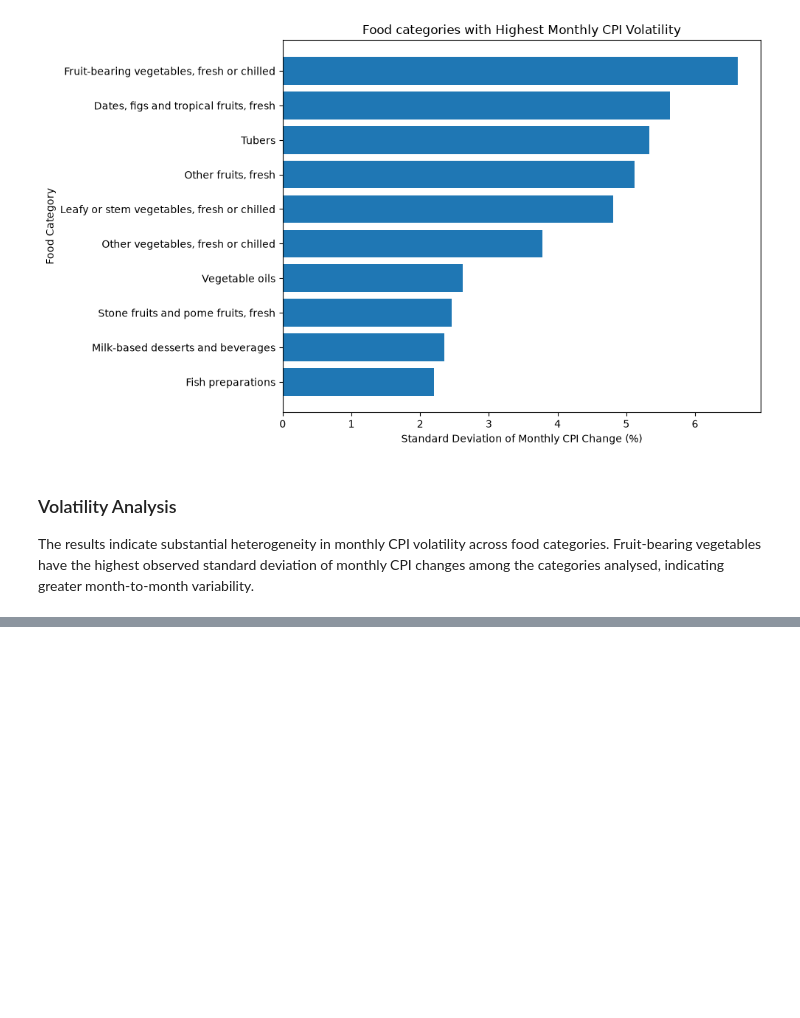
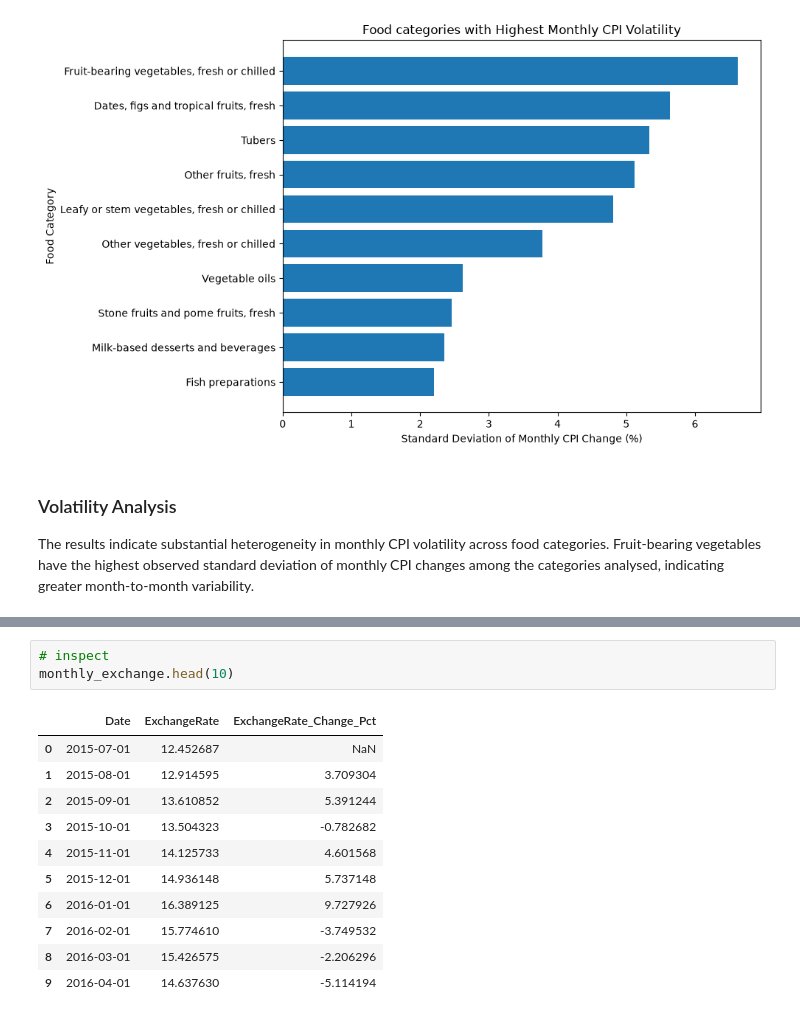
Before and after one commit to MasindiManaga/ERPT_ML_Research, a Jupyter notebook: notebooks/04_Exploratory_Data_Analysis.ipynb, the cells around one changed output, grey strips where cells are left out. Drawn from its saved outputs; the diff is of its cells as text; blank space fills up the shorter version.

```diff
--- a/notebooks/04_Exploratory_Data_Analysis.ipynb
+++ b/notebooks/04_Exploratory_Data_Analysis.ipynb
@@ -591,0 +599,15 @@ The results indicate substantial heterogeneity in monthly CPI volatility across
+# %%
+# inspect
+monthly_exchange.head(10)
+# %% [output]
+|  | Date | ExchangeRate | ExchangeRate_Change_Pct |
+| 0 | 2015-07-01 | 12.452687 | NaN |
+| 1 | 2015-08-01 | 12.914595 | 3.709304 |
+| 2 | 2015-09-01 | 13.610852 | 5.391244 |
+| 3 | 2015-10-01 | 13.504323 | -0.782682 |
+| 4 | 2015-11-01 | 14.125733 | 4.601568 |
+| 5 | 2015-12-01 | 14.936148 | 5.737148 |
+| 6 | 2016-01-01 | 16.389125 | 9.727926 |
+| 7 | 2016-02-01 | 15.774610 | -3.749532 |
+| 8 | 2016-03-01 | 15.426575 | -2.206296 |
+| 9 | 2016-04-01 | 14.637630 | -5.114194 |
```
Also changed, not shown: parts of 5 cells of this notebook.
